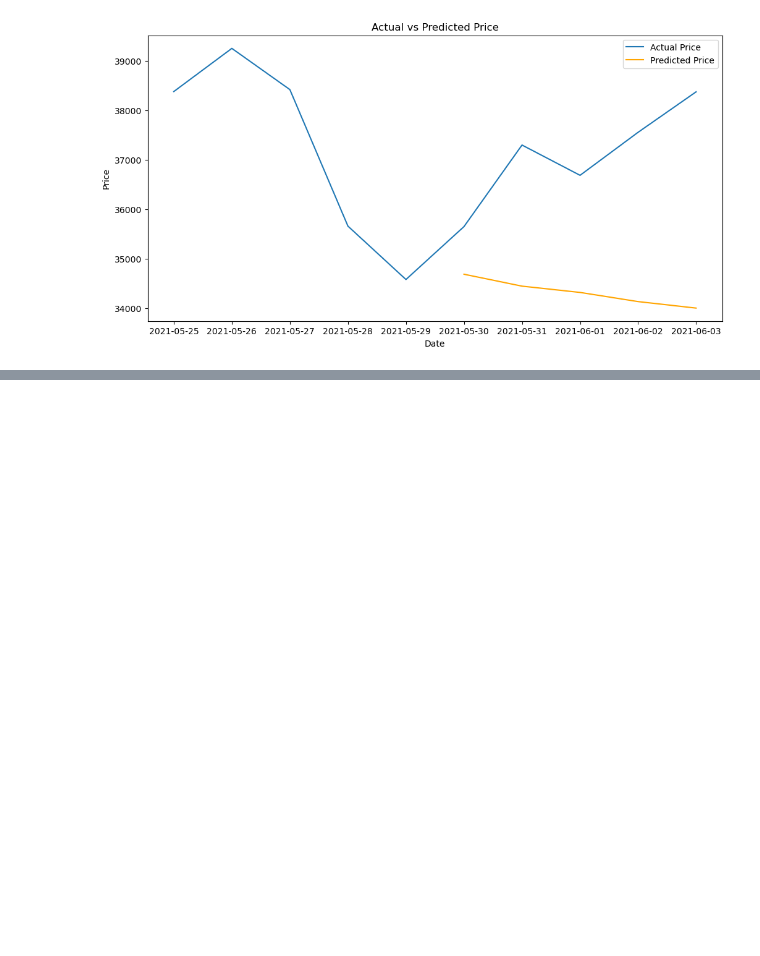
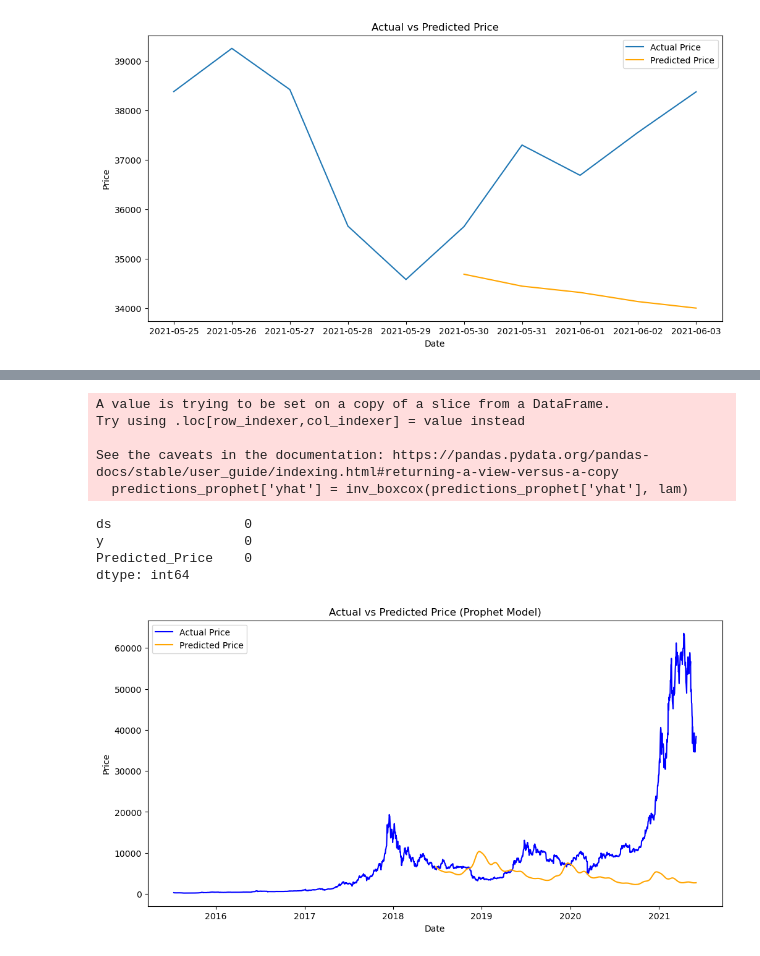
Before and after one commit to DoanNguyen2001/tap_bitcoin, a Jupyter notebook: sandesh_side.ipynb, the cells around one changed output, grey strips where cells are left out. Cells and saved outputs as stored; diff of their text form; code cells hidden in the pictures; blank space fills up the shorter version.

```diff
--- a/sandesh_side.ipynb
+++ b/sandesh_side.ipynb
@@ -712,0 +725,18 @@ plt.show()
+# %%
+
+
+# Prepare the data for Prophet
+# Prophet requires two columns: 'ds' (date) and 'y' (value to forecast)
+df_prophet = df_2[['price_boxcox']].reset_index()  # Assuming the index is the date
+df_prophet.columns = ['ds', 'y']  # Prophet expects these exact column names
+
+# Split into training and testing sets (80-20 split)
+train_size_prop = int(len(df_prophet) * 0.5)
+train_prophet = df_prophet.iloc[:train_size_prop]
+test_prophet = df_prophet.iloc[train_size_prop:]
+
+# Initialize the Prophet model
+model_prop = Prophet()
+
+# Fit the model on the training data
+model_prop.fit(train_prophet)
@@ -712,0 +756,39 @@ plt.show()
+# %%
+# Make future predictions (same length as the test set)
+# future = model_prop.make_future_dataframe(periods=len(test_prophet))
+future_test = test_prophet[['ds']]
+# %%
+
+# Predict the future values
+forecast_prop = model_prop.predict(future_test)
+# Extract the predicted values for the test period
+predictions_prophet = forecast_prop[['ds', 'yhat']]
+
+# Optionally, combine actual and predicted values in a DataFrame for comparison
+df_prophet_results = test_prophet.copy()
+predictions_prophet['yhat'] = inv_boxcox(predictions_prophet['yhat'], lam)
+df_prophet_results['Predicted_Price'] = predictions_prophet['yhat'].values
+# %% [output]
+A value is trying to be set on a copy of a slice from a DataFrame.
+Try using .loc[row_indexer,col_indexer] = value instead
+
+See the caveats in the documentation: https://pandas.pydata.org/pandas-docs/stable/user_guide/indexing.html#returning-a-view-versus-a-copy
+  predictions_prophet['yhat'] = inv_boxcox(predictions_prophet['yhat'], lam)
+# %%
+df_prophet_results.isna().sum()
+# %% [output]
+ds                 0
+y                  0
+Predicted_Price    0
+dtype: int64
+# %%
+plt.figure(figsize=(12, 6))
+plt.plot(df_2['price'], label='Actual Price', color='blue')
+plt.plot(df_prophet_results['ds'], df_prophet_results['Predicted_Price'], label='Predicted Price', color='orange')
+plt.xlabel('Date')
+plt.ylabel('Price')
+plt.title('Actual vs Predicted Price (Prophet Model)')
+plt.legend()
+plt.show()
+# %% [output]
+[figure, added]
```
Also changed, not shown: parts of 24 cells of this notebook.
